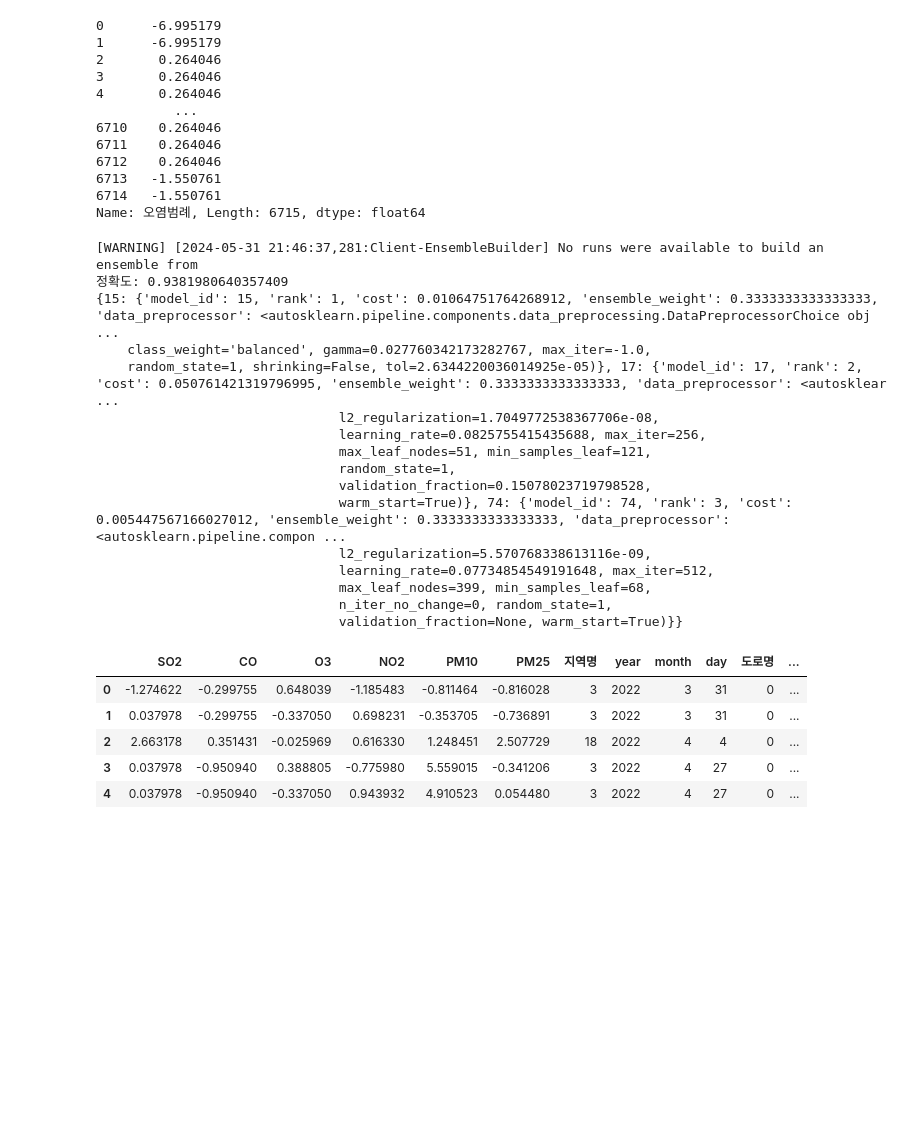
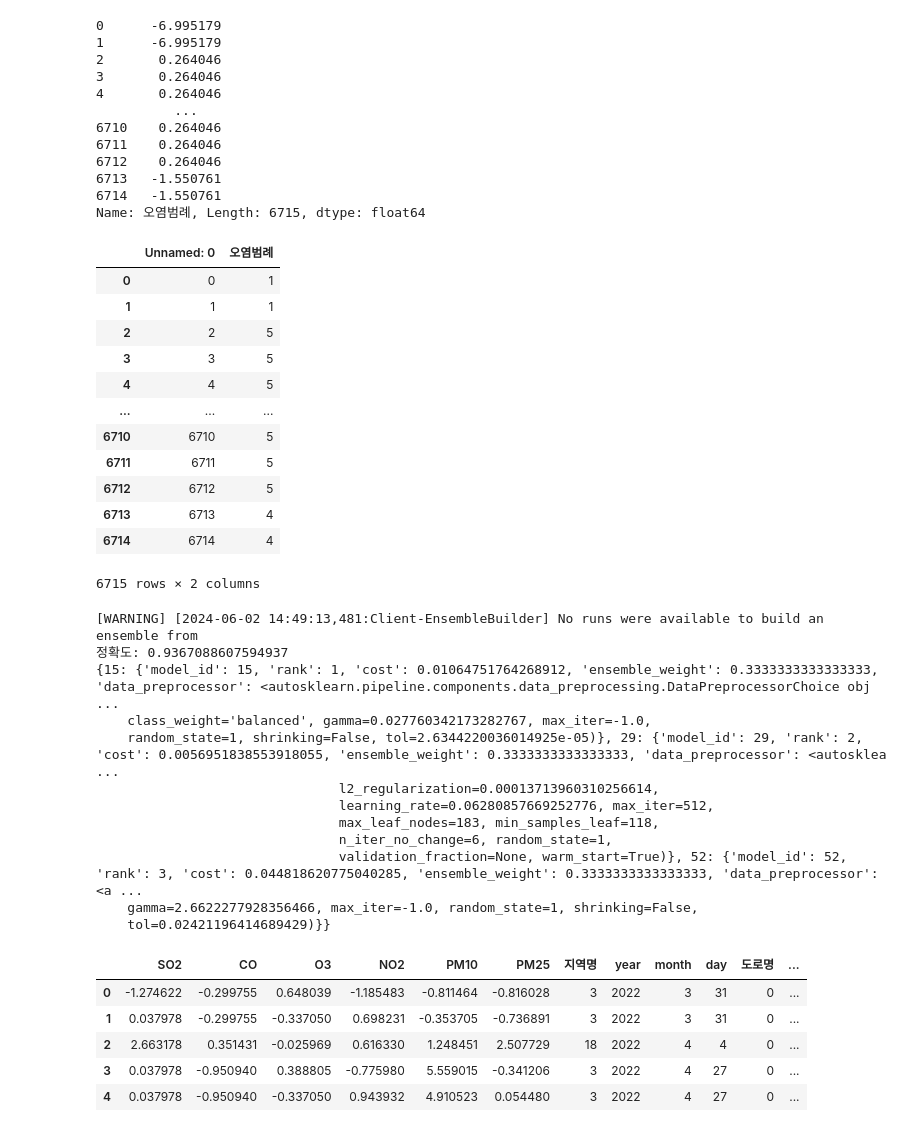
Before and after one commit to eunyoung030927/2024-Environmental-Data-Analysis-and-Utilization-Competition, a Jupyter notebook: model/preprocessing.ipynb, the cells around one changed output. Saved outputs shown, nothing was run; the diff lists cells and outputs as text; code cells hidden in the pictures; blank space fills up the shorter version.

```diff
--- a/model/preprocessing.ipynb
+++ b/model/preprocessing.ipynb
@@ -822,6 +762,22 @@ y
 6713   -1.550761
 6714   -1.550761
 Name: 오염범례, Length: 6715, dtype: float64
+# %%
+y
+# %% [output]
+|  | Unnamed: 0 | 오염범례 |
+| 0 | 0 | 1 |
+| 1 | 1 | 1 |
+| 2 | 2 | 5 |
+| 3 | 3 | 5 |
+| 4 | 4 | 5 |
+| ... | ... | ... |
+| 6710 | 6710 | 5 |
+| 6711 | 6711 | 5 |
+| 6712 | 6712 | 5 |
+| 6713 | 6713 | 4 |
+| 6714 | 6714 | 4 |
+6715 rows × 2 columns
 # %%
 import autosklearn.classification
 from sklearn.model_selection import train_test_split
@@ -829,27 +785,32 @@ from sklearn.metrics import accuracy_score
 from sklearn.preprocessing import StandardScaler
 from imblearn.over_sampling import SMOTE
 
-df2['오염범례'] = df2['오염범례'].astype('int64')
-df2.drop('재비산먼지 평균농도', axis=1, inplace=True)
+# df2['오염범례'] = df2['오염범례'].astype('int64')
+# df2.drop('재비산먼지 평균농도', axis=1, inplace=True)
 
-def scale_float64_columns(df):
-    # float64 타입의 열만 선택
-    float64_cols = df.select_dtypes(include=['float64']).columns
+# def scale_float64_columns(df):
+#     # float64 타입의 열만 선택
+#     float64_cols = df.select_dtypes(include=['float64']).columns
 
-    # StandardScaler를 초기화
-    scaler = StandardScaler()
+#     # StandardScaler를 초기화
+#     scaler = StandardScaler()
 
-    # float64 타입의 열에 대해서만 스케일링 적용
-    df[float64_cols] = scaler.fit_transform(df[float64_cols])
+#     # float64 타입의 열에 대해서만 스케일링 적용
+#     df[float64_cols] = scaler.fit_transform(df[float64_cols])
 
-    return df
+#     return df
 
-df2 = scale_float64_columns(df2)
+# df2 = scale_float64_columns(df2)
 
 
-X = df2.drop('오염범례',axis=1).copy()
-y = df2['오염범례'].copy()
+# X = df2.drop('오염범례',axis=1).copy()
+# y = df2['오염범례'].copy()
 
+X = pd.read_csv('../data/훈련용/X.csv')
+y = pd.read_csv('../data/훈련용/y.csv')
+
+X.drop(['Unnamed: 0'], axis=1, inplace=True)
+y.drop(['Unnamed: 0'], axis=1, inplace=True)
 
 X_train, X_test, y_train, y_test = train_test_split(X, y, test_size=0.2, random_state=42)
 
@@ -877,22 +838,18 @@ print(f'정확도: {accuracy}')
 # AutoML 모델의 구성 요약 정보 출력
 print(automl.show_models())
 # %% [output]
-[WARNING] [2024-05-31 21:46:37,281:Client-EnsembleBuilder] No runs were available to build an ensemble from
-정확도: 0.9381980640357409
+[WARNING] [2024-06-02 14:49:13,481:Client-EnsembleBuilder] No runs were available to build an ensemble from
+정확도: 0.9367088607594937
 {15: {'model_id': 15, 'rank': 1, 'cost': 0.01064751764268912, 'ensemble_weight': 0.3333333333333333, 'data_preprocessor': <autosklearn.pipeline.components.data_preprocessing.DataPreprocessorChoice obj ...
     class_weight='balanced', gamma=0.027760342173282767, max_iter=-1.0,
-    random_state=1, shrinking=False, tol=2.6344220036014925e-05)}, 17: {'model_id': 17, 'rank': 2, 'cost': 0.050761421319796995, 'ensemble_weight': 0.3333333333333333, 'data_preprocessor': <autosklear ...
-                               l2_regularization=1.7049772538367706e-08,
-                               learning_rate=0.0825755415435688, max_iter=256,
-                               max_leaf_nodes=51, min_samples_leaf=121,
-                               random_state=1,
-                               validation_fraction=0.15078023719798528,
-                               warm_start=True)}, 74: {'model_id': 74, 'rank': 3, 'cost': 0.005447567166027012, 'ensemble_weight': 0.3333333333333333, 'data_preprocessor': <autosklearn.pipeline.compon ...
-                               l2_regularization=5.570768338613116e-09,
-                               learning_rate=0.07734854549191648, max_iter=512,
-                               max_leaf_nodes=399, min_samples_leaf=68,
-                               n_iter_no_change=0, random_state=1,
-                               validation_fraction=None, warm_start=True)}}
+    random_state=1, shrinking=False, tol=2.6344220036014925e-05)}, 29: {'model_id': 29, 'rank': 2, 'cost': 0.0056951838553918055, 'ensemble_weight': 0.3333333333333333, 'data_preprocessor': <autosklea ...
+                               l2_regularization=0.00013713960310256614,
+                               learning_rate=0.06280857669252776, max_iter=512,
+                               max_leaf_nodes=183, min_samples_leaf=118,
+                               n_iter_no_change=6, random_state=1,
+                               validation_fraction=None, warm_start=True)}, 52: {'model_id': 52, 'rank': 3, 'cost': 0.044818620775040285, 'ensemble_weight': 0.3333333333333333, 'data_preprocessor': <a ...
+    gamma=2.6622277928356466, max_iter=-1.0, random_state=1, shrinking=False,
+    tol=0.02421196414689429)}}
 # %%
 X.head()
 # %% [output]
```
Also changed, not shown: parts of 7 cells of this notebook, 4 other files.
